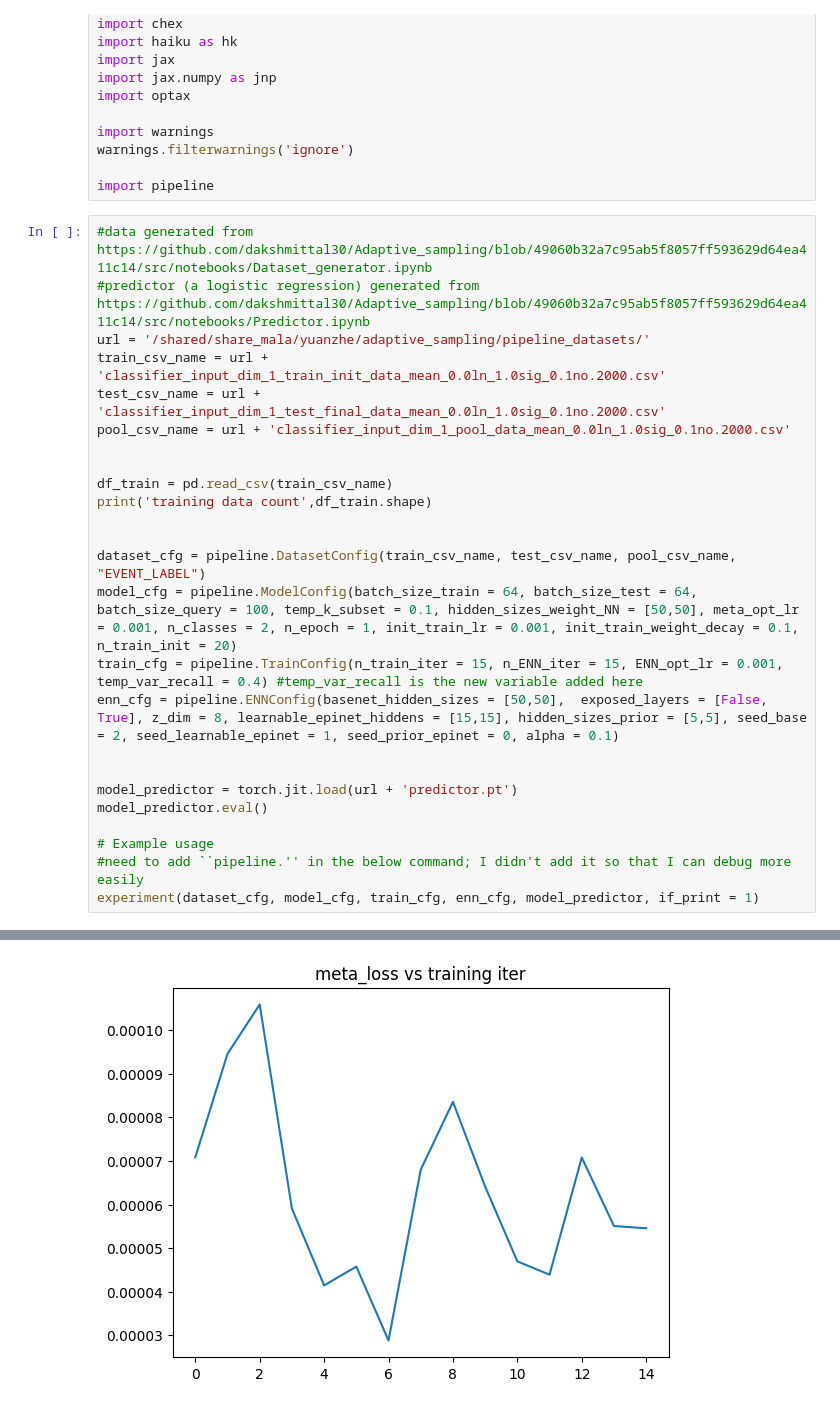
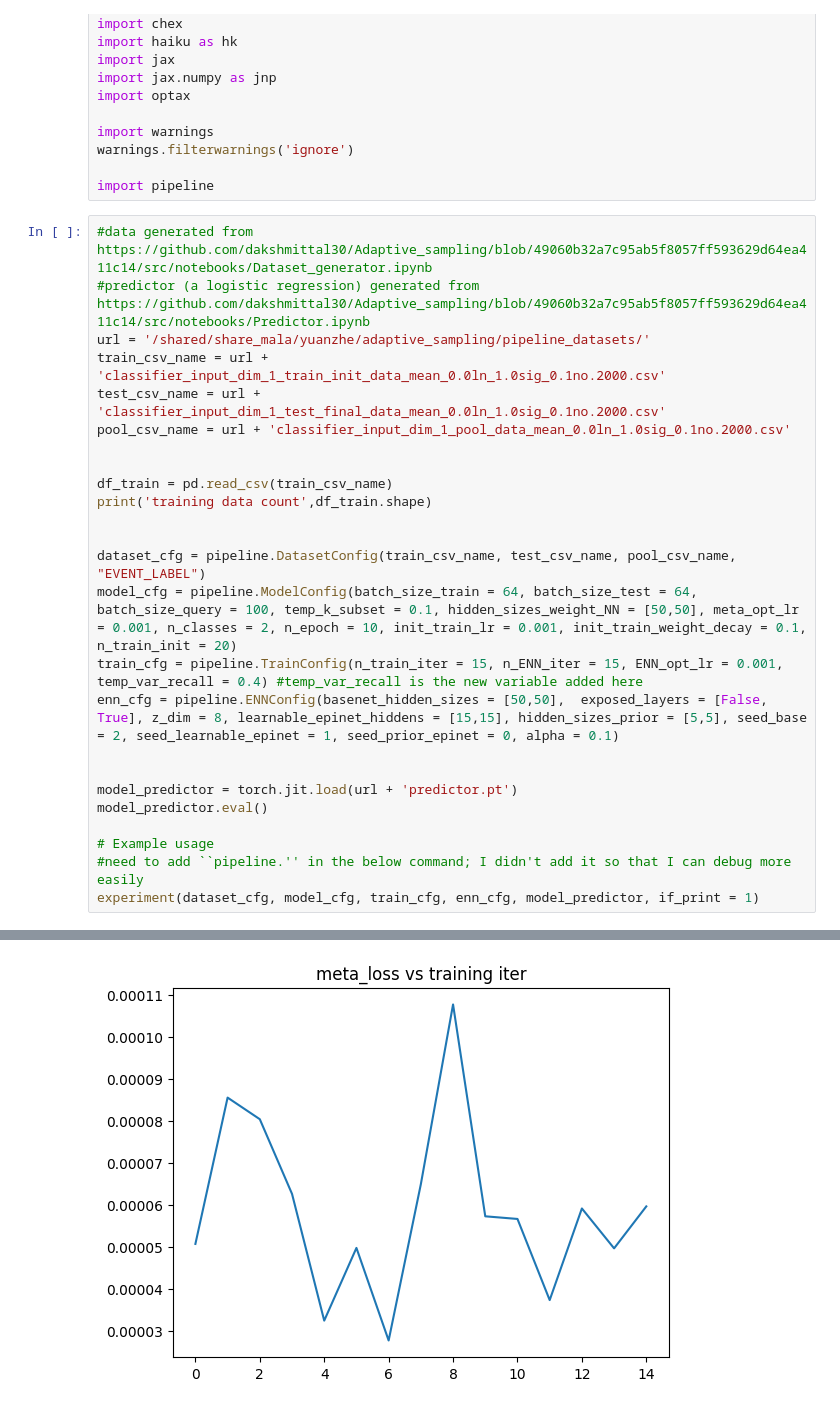
Before and after one commit to namkoong-lab/Adptive-Labeling, a Jupyter notebook: src/notebooks/Test pipeline.ipynb, the cells around one changed output, grey strips where cells are left out. Drawn from its saved outputs; the diff is of its cells as text.

Commit message:
add training curves

```diff
--- a/src/notebooks/Test pipeline.ipynb
+++ b/src/notebooks/Test pipeline.ipynb
@@ -39,7 +39,7 @@ print('training data count',df_train.shape)
 
 
 dataset_cfg = pipeline.DatasetConfig(train_csv_name, test_csv_name, pool_csv_name, "EVENT_LABEL")
-model_cfg = pipeline.ModelConfig(batch_size_train = 64, batch_size_test = 64, batch_size_query = 100, temp_k_subset = 0.1, hidden_sizes_weight_NN = [50,50], meta_opt_lr = 0.001, n_classes = 2, n_epoch = 1, init_train_lr = 0.001, init_train_weight_decay = 0.1, n_train_init = 20)
+model_cfg = pipeline.ModelConfig(batch_size_train = 64, batch_size_test = 64, batch_size_query = 100, temp_k_subset = 0.1, hidden_sizes_weight_NN = [50,50], meta_opt_lr = 0.001, n_classes = 2, n_epoch = 10, init_train_lr = 0.001, init_train_weight_decay = 0.1, n_train_init = 20)
 train_cfg = pipeline.TrainConfig(n_train_iter = 15, n_ENN_iter = 15, ENN_opt_lr = 0.001, temp_var_recall = 0.4) #temp_var_recall is the new variable added here
 enn_cfg = pipeline.ENNConfig(basenet_hidden_sizes = [50,50],  exposed_layers = [False, True], z_dim = 8, learnable_epinet_hiddens = [15,15], hidden_sizes_prior = [5,5], seed_base = 2, seed_learnable_epinet = 1, seed_prior_epinet = 0, alpha = 0.1)
 
@@ -56 +56 @@ meta_loss_list [7.082108368733331e-05, 9.455491987401155e-05, 0.0001058862129832
-[figure, old version]
+[figure, new version]
```
Also changed, not shown: parts of 3 cells of this notebook.
